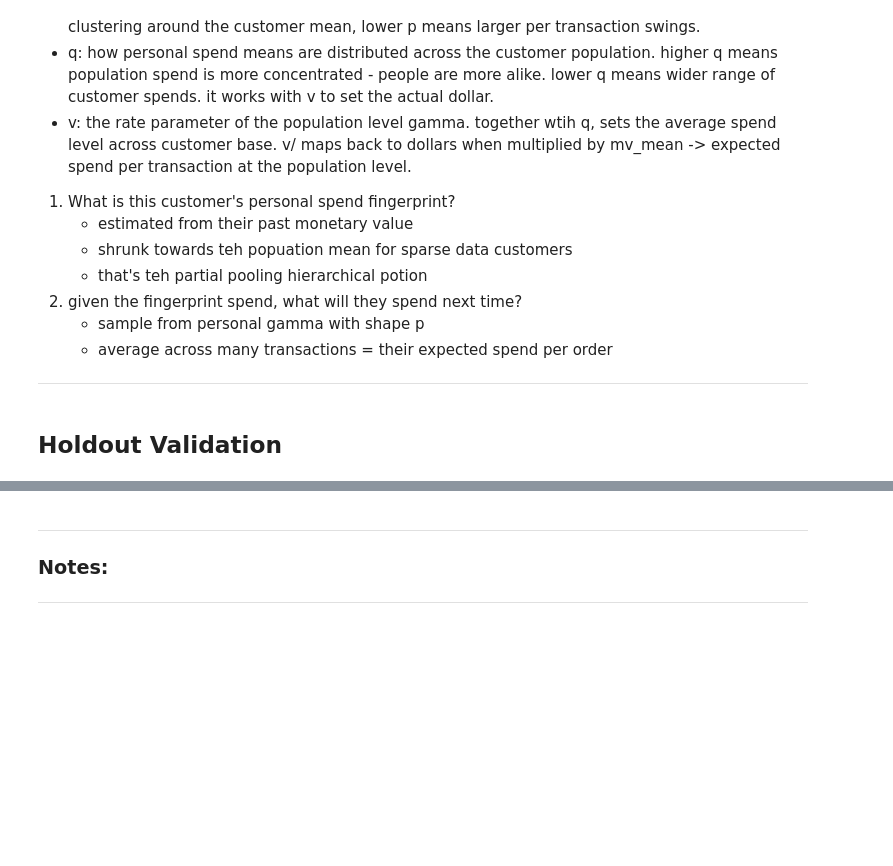
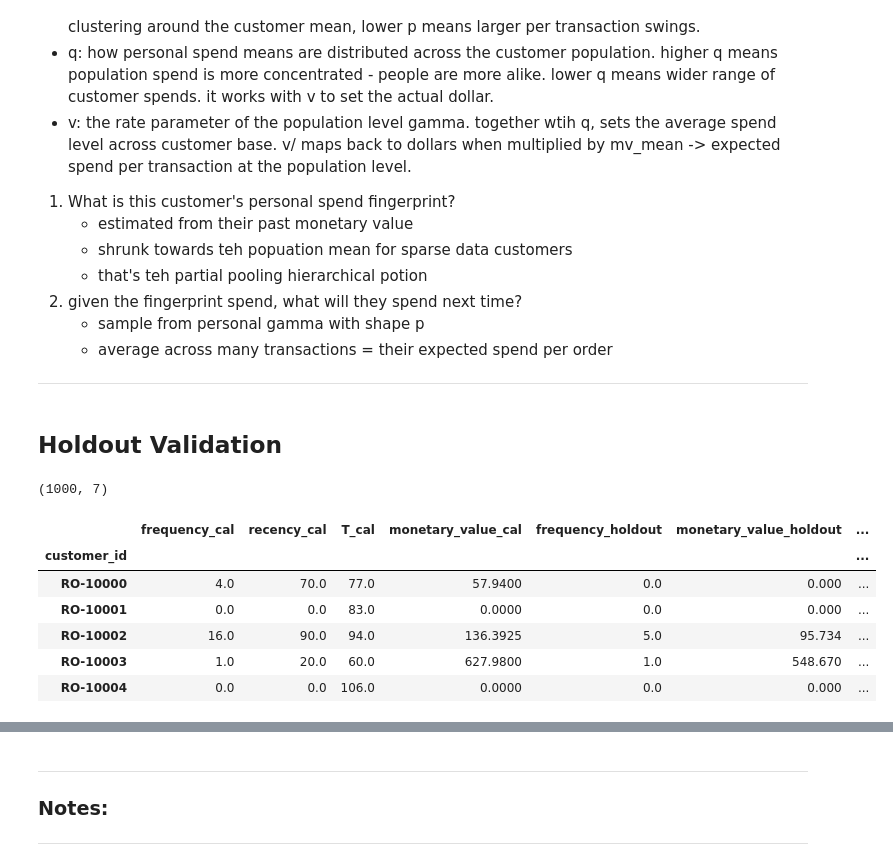
Before and after one commit to jwalluww/MarketingScience, a Jupyter notebook: ltv-hierarchical/notebooks/ltv_hierarchical_model.ipynb, the cells around one changed output, grey strips where cells are left out. Cells and saved outputs as stored; diff of their text form; code cells hidden in the pictures; blank space fills up the shorter version.

```diff
--- a/ltv-hierarchical/notebooks/ltv_hierarchical_model.ipynb
+++ b/ltv-hierarchical/notebooks/ltv_hierarchical_model.ipynb
@@ -838,3 +837,27 @@ Firstly, gamma gamma answers how much customers will spend each time they buy. A
 ***
 # %% [markdown]
 ## Holdout Validation
+# %%
+from lifetimes.utils import calibration_and_holdout_data
+
+rfm_ch = calibration_and_holdout_data(
+    df,
+    customer_id_col='customer_id',
+    datetime_col='transaction_date',
+    monetary_value_col='order_value',
+    calibration_period_end=CALIBRATION_END,
+    observation_period_end=pd.Timestamp('2024-12-31'),
+    freq='W'
+)
+
+print(rfm_ch.shape)
+rfm_ch.head()
+# %% [output]
+(1000, 7)
+|  | frequency_cal | recency_cal | T_cal | monetary_value_cal | frequency_holdout | monetary_value_holdout | ... |
+| customer_id |  |  |  |  |  |  | ... |
+| RO-10000 | 4.0 | 70.0 | 77.0 | 57.9400 | 0.0 | 0.000 | ... |
+| RO-10001 | 0.0 | 0.0 | 83.0 | 0.0000 | 0.0 | 0.000 | ... |
+| RO-10002 | 16.0 | 90.0 | 94.0 | 136.3925 | 5.0 | 95.734 | ... |
+| RO-10003 | 1.0 | 20.0 | 60.0 | 627.9800 | 1.0 | 548.670 | ... |
+| RO-10004 | 0.0 | 0.0 | 106.0 | 0.0000 | 0.0 | 0.000 | ... |
```
Also changed, not shown: parts of 27 cells of this notebook.
